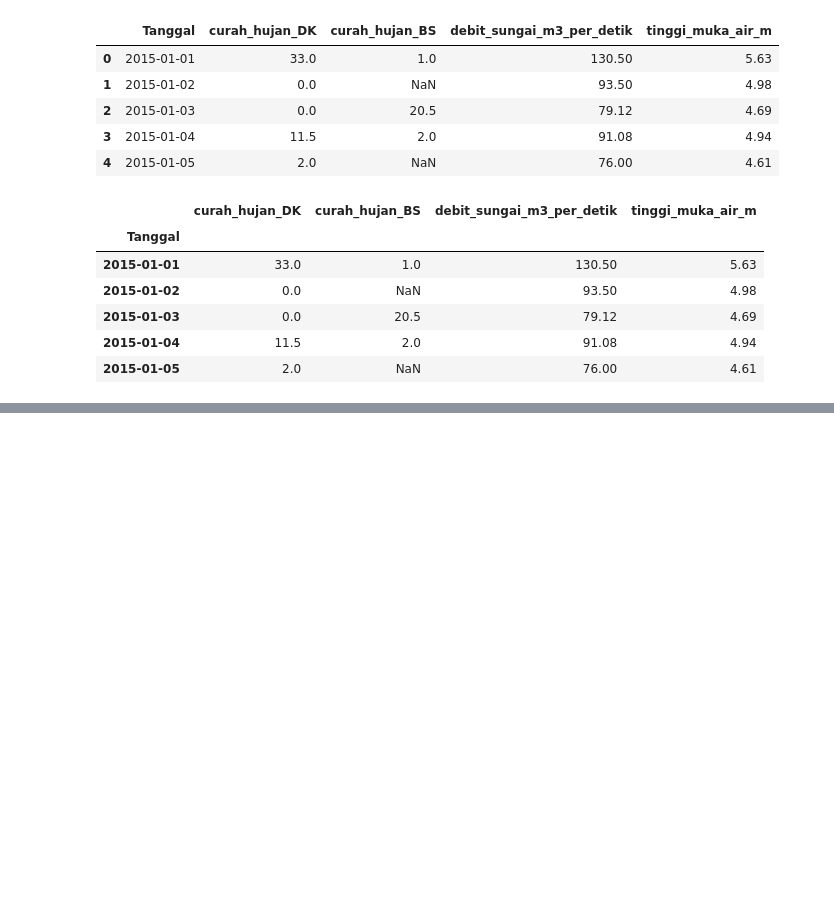
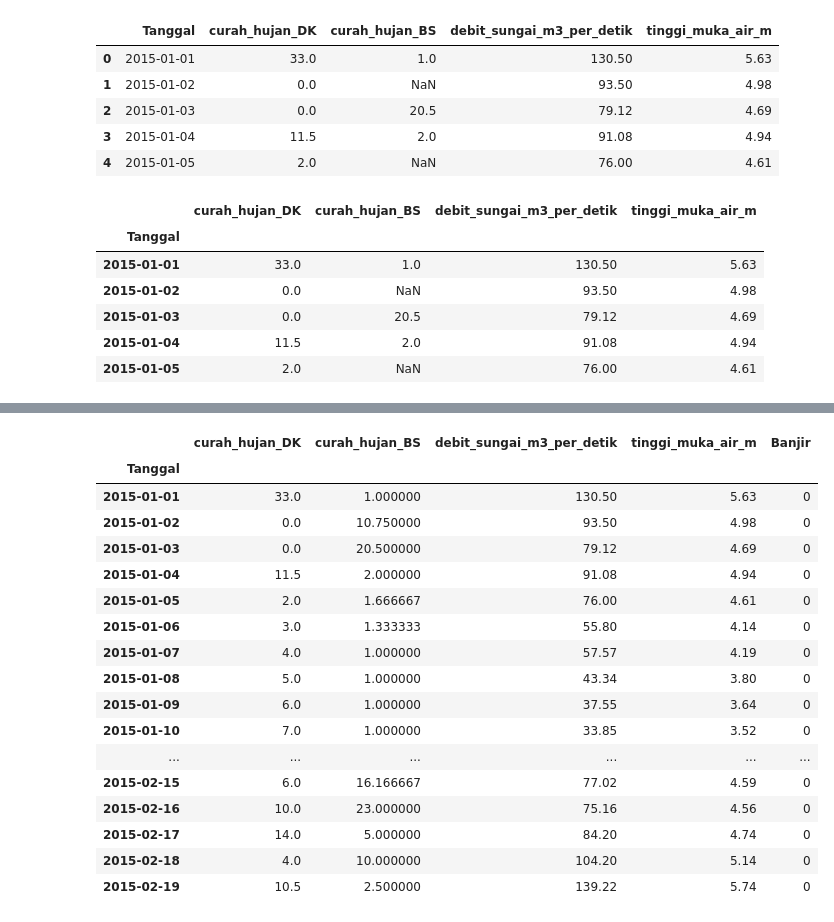
Before and after one commit to mahakiim/miss_val_analysis, a Jupyter notebook: interpolate.ipynb, the cells around one changed output, grey strips where cells are left out. Cells and saved outputs as stored; diff of their text form; code cells hidden in the pictures; blank space fills up the shorter version.

Commit message:
adding banjir column

```diff
--- a/interpolate.ipynb
+++ b/interpolate.ipynb
@@ -37,0 +69,27 @@ df_interp[numeric_cols] = df_interp[numeric_cols].interpolate(method='time', lim
+# %%
+df_interp["Banjir"] = df_interp.apply(
+    lambda row: 1 if (row["tinggi_muka_air_m"] > 4.9 and
+                      row["curah_hujan_DK"] > 10 and
+                      row["curah_hujan_BS"] > 10 and
+                      row["debit_sungai_m3_per_detik"] > 100) else 0, axis=1)
+
+df_interp.head(50)
+# %% [output]
+|  | curah_hujan_DK | curah_hujan_BS | debit_sungai_m3_per_detik | tinggi_muka_air_m | Banjir |
+| Tanggal |  |  |  |  |  |
+| 2015-01-01 | 33.0 | 1.000000 | 130.50 | 5.63 | 0 |
+| 2015-01-02 | 0.0 | 10.750000 | 93.50 | 4.98 | 0 |
+| 2015-01-03 | 0.0 | 20.500000 | 79.12 | 4.69 | 0 |
+| 2015-01-04 | 11.5 | 2.000000 | 91.08 | 4.94 | 0 |
+| 2015-01-05 | 2.0 | 1.666667 | 76.00 | 4.61 | 0 |
+| 2015-01-06 | 3.0 | 1.333333 | 55.80 | 4.14 | 0 |
+| 2015-01-07 | 4.0 | 1.000000 | 57.57 | 4.19 | 0 |
+| 2015-01-08 | 5.0 | 1.000000 | 43.34 | 3.80 | 0 |
+| 2015-01-09 | 6.0 | 1.000000 | 37.55 | 3.64 | 0 |
+| 2015-01-10 | 7.0 | 1.000000 | 33.85 | 3.52 | 0 |
+| ... | ... | ... | ... | ... | ... |
+| 2015-02-15 | 6.0 | 16.166667 | 77.02 | 4.59 | 0 |
+| 2015-02-16 | 10.0 | 23.000000 | 75.16 | 4.56 | 0 |
+| 2015-02-17 | 14.0 | 5.000000 | 84.20 | 4.74 | 0 |
+| 2015-02-18 | 4.0 | 10.000000 | 104.20 | 5.14 | 0 |
+| 2015-02-19 | 10.5 | 2.500000 | 139.22 | 5.74 | 0 |
```
Also changed, not shown: parts of 7 cells of this notebook.
